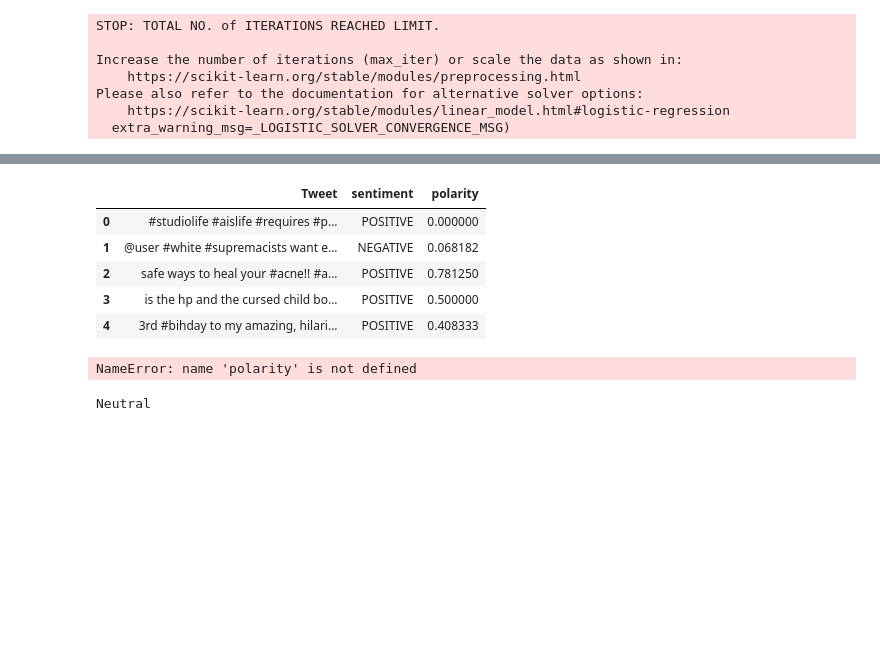
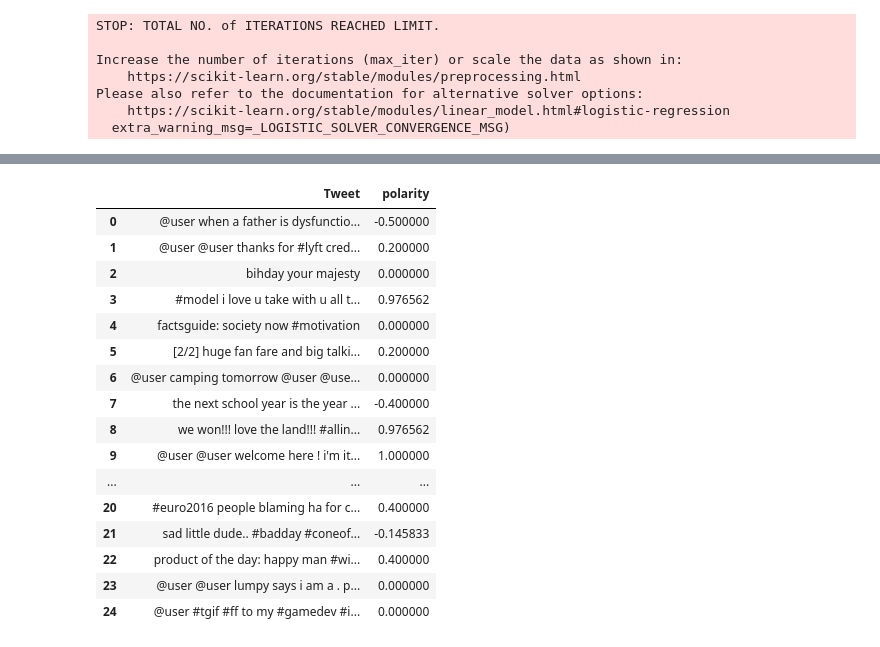
Before and after one commit to JERRICKGERALD/Sentiment-analysis-of-Twitter-using-semantic-analysis, a Jupyter notebook: Twitter Analysis.ipynb, the cells around one changed output, grey strips where cells are left out. Cells and saved outputs as stored; diff of their text form; code cells hidden in the pictures; blank space fills up the shorter version.

```diff
--- a/Twitter Analysis.ipynb
+++ b/Twitter Analysis.ipynb
@@ -17,4 +20,4 @@ from nltk.stem import PorterStemmer
 # %% [markdown]
 ### Data Reading
 # %%
-df=pd.read_csv(r'C:\Users\Admin\CD Project\Data.csv',encoding = 'latin',header=None,names=['target','id','time','query','user','tweet'])
+df=pd.read_csv(r"C:\Users\Admin\CD Project\Input Files\Data.csv",encoding = 'latin',header=None,names=['target','id','time','query','user','tweet'])
@@ -238,3 +273,8 @@ file.close()
 file = open('Sentiment-LR.pickle','wb')
 pickle.dump(LRmodel, file)
 file.close()
+# %%
+df2=pd.read_csv(r"C:\Users\Admin\CD Project\Input Files\train.csv")
+del df2['label']
+del df2['id']
+df2.head()
@@ -272,4 +319,3 @@ if __name__=="__main__":
 
 
     df = predict(vectoriser, LRmodel, text)
-    df.to_csv('Output.csv')
@@ -302,0 +364,6 @@ Name: tweet, dtype: object
+# %%
+# df4=df3['Tweet']
+# df4.to_csv('polarity.csv')
+df5=pd.read_csv(r"C:\Users\Admin\CD Project\Input Files\polarity.csv")
+del df5['Unnamed: 0']
+df5.head()
@@ -303,37 +377,25 @@ Name: tweet, dtype: object
 # %%
 def fetch_sentiment_using_textblob(text):
     analysis = TextBlob(text)
     return analysis.sentiment.polarity if analysis.sentiment.polarity >= 0 else analysis.sentiment.polarity
 
-df3['polarity'] = df3['Tweet'].apply(lambda text: fetch_sentiment_using_textblob(text))
-df3.head()
+df5['polarity'] = df5['Tweet'].apply(lambda text: fetch_sentiment_using_textblob(text))
+df5.head(25)
 # %% [output]
-|  | Tweet | sentiment | polarity |
-| 0 | #studiolife #aislife #requires #p... | POSITIVE | 0.000000 |
-| 1 | @user #white #supremacists want e... | NEGATIVE | 0.068182 |
-| 2 | safe ways to heal your #acne!! #a... | POSITIVE | 0.781250 |
-| 3 | is the hp and the cursed child bo... | POSITIVE | 0.500000 |
-| 4 | 3rd #bihday to my amazing, hilari... | POSITIVE | 0.408333 |
+|  | Tweet | polarity |
+| 0 | @user when a father is dysfunctio... | -0.500000 |
+| 1 | @user @user thanks for #lyft cred... | 0.200000 |
+| 2 | bihday your majesty | 0.000000 |
+| 3 | #model i love u take with u all t... | 0.976562 |
+| 4 | factsguide: society now #motivation | 0.000000 |
+| 5 | [2/2] huge fan fare and big talki... | 0.200000 |
+| 6 | @user camping tomorrow @user @use... | 0.000000 |
+| 7 | the next school year is the year ... | -0.400000 |
+| 8 | we won!!! love the land!!! #allin... | 0.976562 |
+| 9 | @user @user welcome here ! i'm it... | 1.000000 |
+| ... | ... | ... |
+| 20 | #euro2016 people blaming ha for c... | 0.400000 |
+| 21 | sad little dude.. #badday #coneof... | -0.145833 |
+| 22 | product of the day: happy man #wi... | 0.400000 |
+| 23 | @user @user lumpy says i am a . p... | 0.000000 |
+| 24 | @user #tgif #ff to my #gamedev #i... | 0.000000 |
-# %%
-for p in polarity:
-
-    if p > 0.7:
-        print('Positive')
-    elif p > 0.1:
-        print('weak positive')
-    elif p > -0.01:
-        print('Neutral')
-# %% [output]
-NameError: name 'polarity' is not defined
-# %%
-from textblob import TextBlob
-blob1=TextBlob(h1)
-for sentence in blob1.sentences:
-    if sentence.sentiment.polarity > 0.7:
-        print('Positive')
-    elif sentence.sentiment.polarity > 0.1:
-        print('weak positive')
-    elif sentence.sentiment.polarity > -0.01:
-        print('Neutral')
-# %% [output]
-Neutral
```
Also changed, not shown: parts of 31 cells of this notebook.
